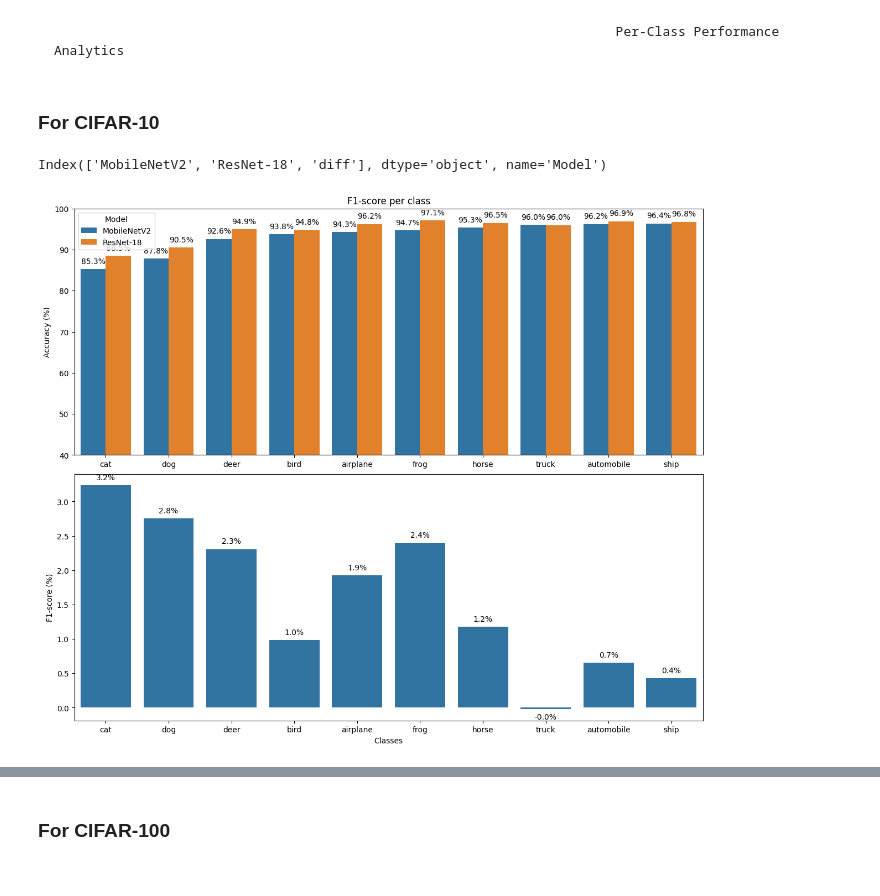
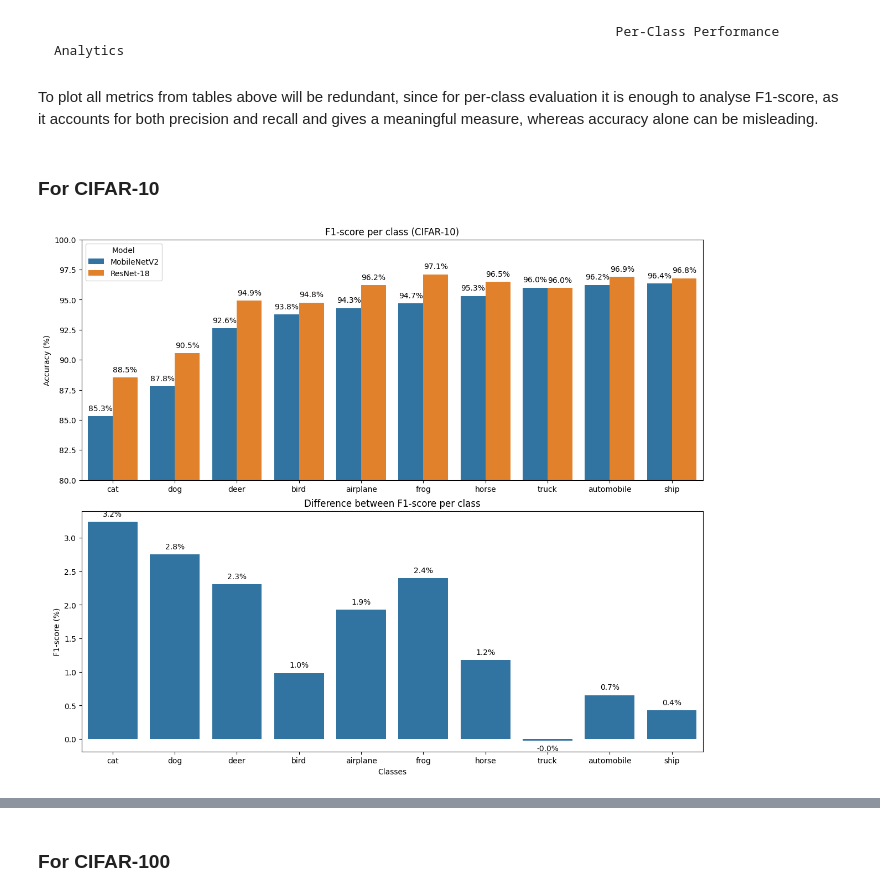
Before and after one commit to irkado/ml-cnn-transfer-learning, a Jupyter notebook: evaluation/optimised_evaluation.ipynb, the cells around one changed output, grey strips where cells are left out. Drawn from its saved outputs; the diff is of its cells as text; code cells hidden in the pictures.

```diff
--- a/evaluation/optimised_evaluation.ipynb
+++ b/evaluation/optimised_evaluation.ipynb
@@ -105,0 +121,3 @@ history_cifar_100 = [
+# %%
+for i in range(3):
+    print(f'True {mobilenet_10_list_pred[0][i]} -> pred {mobilenet_10_list_pred[1][i]}')
@@ -330,5 +444,5 @@ def process_classification_reports(reports, model_names):
 # %%
-report_df_cifar_10 = process_classification_reports([report_mobilinet_10, report_resnet_10],['MobileNetV2','ResNet-18'])
+report_df_cifar_10 = process_classification_reports([report_mobilinet_10, report_resnet_10], model_names)
 report_df_cifar_10.head(5)
 # %% [output]
 |  | Class Label | precision | recall | f1-score | support | Model |
@@ -349,4 +465,6 @@ report_df_cifar_100.head(5)
 | 4 | beaver | 53.571429 | 60.0 | 56.603774 | 100.0 | MobileNetV2 |
 # %% [markdown]
                                                                             Per-Class Performance Analytics
+# %% [markdown]
+To plot all metrics from tables above will be redundant, since for per-class evaluation it is enough to analyse F1-score, as it accounts for both precision and recall and gives a meaningful measure, whereas accuracy alone can be misleading.
 # %%
@@ -381,32 +484,28 @@ def plot_class_analytics(df, ax, metric:str, interval=None, title:str=None,axis_
+# %%
+def compute_f1_diff(df_result, model_names):
+    """
+    Compute per-class F1-score differences between model_names[1] (ResNet) and model_names[0] (MobileNet)
+    """
+
+    df_wide = df_result.pivot(index='Class Label', columns='Model', values='f1-score')  # pivot to wide format
+    df_wide['diff'] = df_wide[model_names[1]] - df_wide[model_names[0]]
+    return df_wide
 # %% [markdown]
 ### For CIFAR-10
 # %%
-sort_classes = (
-    report_df_cifar_10
-    .groupby('Class Label')['f1-score']
-    .mean()
-    .sort_values()
-    .index
-)
+# receive index list of the worst performing class (average for two model architectures) to the best one
+sort_classes = report_df_cifar_10.groupby('Class Label')['f1-score'].mean().sort_values().index
 
 fig, ax = plt.subplots(2,1,figsize=(12, 10), layout="constrained") #(12, 15)
 
-plot_class_analytics(report_df_cifar_10,ax[0],'f1-score', title='F1-score per class', interval=[40,100], axis_labels=['','Accuracy (%)'],order= sort_classes,percentage=True)
+# plot F1-score
+plot_class_analytics(report_df_cifar_10, ax[0], 'f1-score', title='F1-score per class (CIFAR-10)', interval=[80,100], axis_labels=['','Accuracy (%)'], order=sort_classes, percentage=True)
 
-
-# plot_class_analytics(df_per_class_scaled,ax[1],'recall', title='Recall metric per class', interval=[80,100], axis_labels=['','Recall (%)'],percentage=True)
-
-#--
-df_wide = report_df_cifar_10.pivot(index='Class Label', columns='Model', values='f1-score')
-
-df_wide['diff'] = df_wide['ResNet-18'] - df_wide['MobileNetV2']
-
-df_wide = df_wide.sort_values('diff')
-print(df_wide.columns)
-plot_class_analytics(df_wide, ax[1],'diff',  axis_labels=['Classes','F1-score (%)'],order= sort_classes,percentage=True) #title='F1-score metric per class',
-
+# plot F1-score as difference between ResNet performance and MobileNet
+#       If positive -> ResNet better
+#       If negative -> MobileNet better
+plot_class_analytics(compute_f1_diff(report_df_cifar_10, model_names), ax[1], 'diff', title='Difference between F1-score per class', axis_labels=['Classes','F1-score (%)'], order=sort_classes, percentage=True)
 
 plt.show()
 # %% [output]
-Index(['MobileNetV2', 'ResNet-18', 'diff'], dtype='object', name='Model')
-[figure, old version]
+[figure, new version]
```
Also changed, not shown: parts of 66 cells of this notebook.
